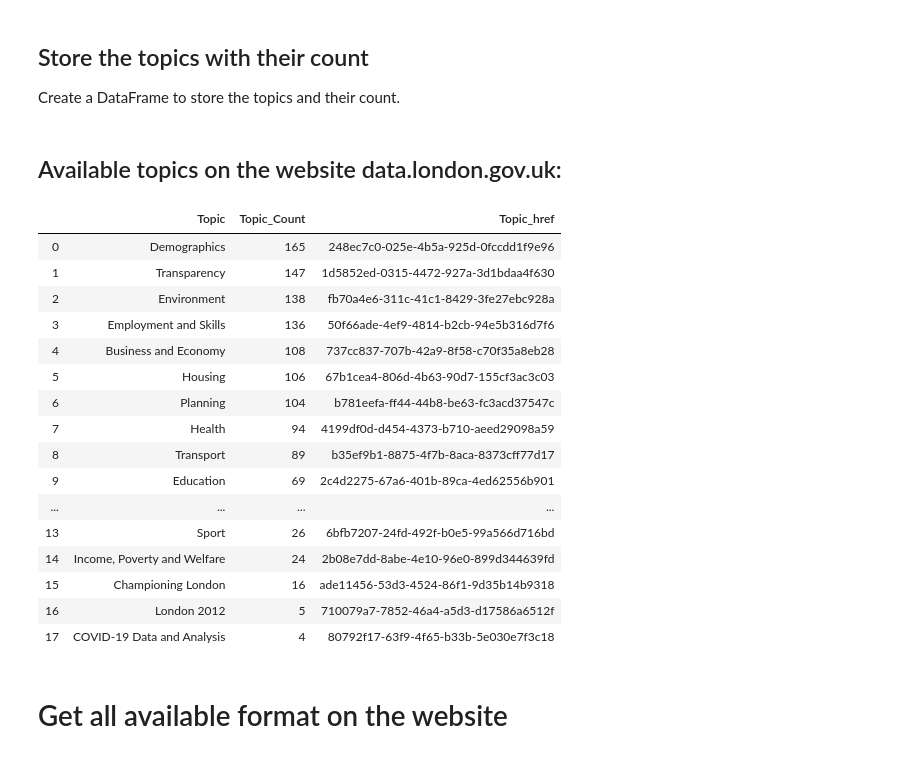
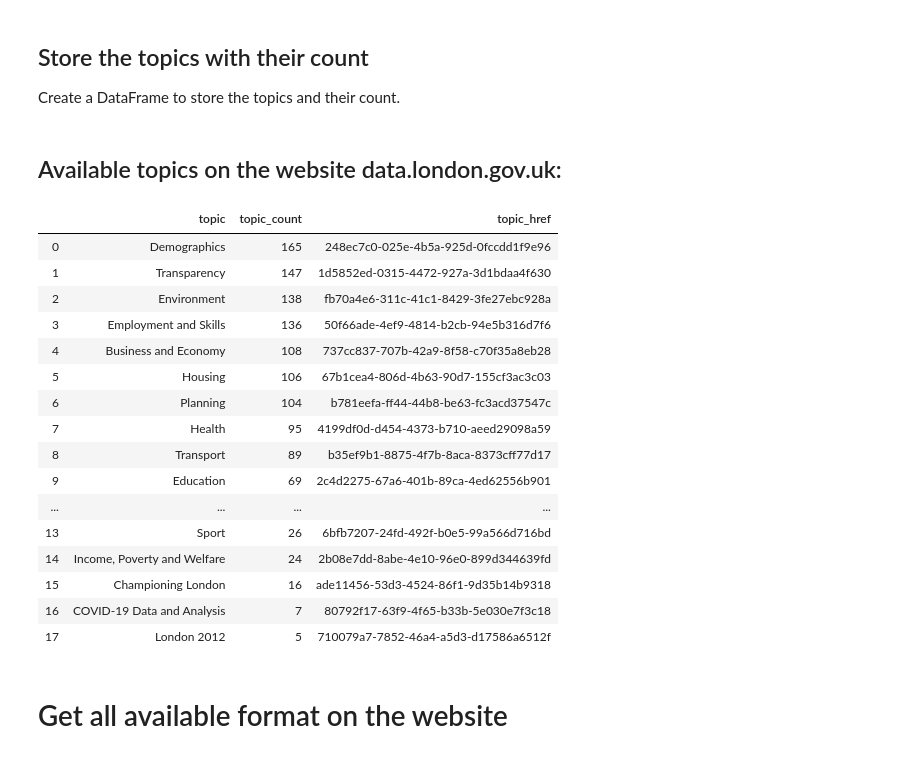
Before and after one commit to gabrielrosca98/3rd-year-project, a Jupyter notebook: Notebooks/LondonOpenData_ETL.ipynb, the cells around one changed output. Saved outputs shown, nothing was run; the diff lists cells and outputs as text; code cells hidden in the pictures.

```diff
--- a/Notebooks/LondonOpenData_ETL.ipynb
+++ b/Notebooks/LondonOpenData_ETL.ipynb
@@ -42,8 +42,8 @@ url_base = "https://data.london.gov.uk/dataset"
 #Beautiful soup part
 response = requests.get(url_base)
 soup_main = BeautifulSoup(response.text, "html.parser")
-dataframe_website_topic = pd.DataFrame(columns=['Topic', 'Topic_Count', 'Topic_href'])
-dataframe_website_format = pd.DataFrame(columns=['Format', 'Format_Count', 'Format_href'])
+dataframe_website_topic = pd.DataFrame(columns=['topic', 'topic_count', 'topic_href'])
+dataframe_website_format = pd.DataFrame(columns=['format', 'format_count', 'format_href'])
 # %% [markdown]
 # Method to get the available values and frequencies for the requested parameter.
 
@@ -76,12 +76,12 @@ url_topics = url_topics.find_all("a", {"class": ["dp-facet__link--hasimg dp-face
 
 Create a DataFrame to store the topics and their count.
 # %%
-dataframe_website_topic['Topic'], dataframe_website_topic['Topic_Count'], dataframe_website_topic['Topic_href'] = get_subject_count(url_topics)
+dataframe_website_topic['topic'], dataframe_website_topic['topic_count'], dataframe_website_topic['topic_href'] = get_subject_count(url_topics)
 printmd("## Available topics on the website data.london.gov.uk:\n")
 dataframe_website_topic
 # %% [output]
 ## Available topics on the website data.london.gov.uk:
-|  | Topic | Topic_Count | Topic_href |
+|  | topic | topic_count | topic_href |
 | 0 | Demographics | 165 | 248ec7c0-025e-4b5a-925d-0fccdd1f9e96 |
 | 1 | Transparency | 147 | 1d5852ed-0315-4472-927a-3d1bdaa4f630 |
 | 2 | Environment | 138 | fb70a4e6-311c-41c1-8429-3fe27ebc928a |
@@ -89,15 +89,15 @@ dataframe_website_topic
 | 4 | Business and Economy | 108 | 737cc837-707b-42a9-8f58-c70f35a8eb28 |
 | 5 | Housing | 106 | 67b1cea4-806d-4b63-90d7-155cf3ac3c03 |
 | 6 | Planning | 104 | b781eefa-ff44-44b8-be63-fc3acd37547c |
-| 7 | Health | 94 | 4199df0d-d454-4373-b710-aeed29098a59 |
+| 7 | Health | 95 | 4199df0d-d454-4373-b710-aeed29098a59 |
 | 8 | Transport | 89 | b35ef9b1-8875-4f7b-8aca-8373cff77d17 |
 | 9 | Education | 69 | 2c4d2275-67a6-401b-89ca-4ed62556b901 |
 | ... | ... | ... | ... |
 | 13 | Sport | 26 | 6bfb7207-24fd-492f-b0e5-99a566d716bd |
 | 14 | Income, Poverty and Welfare | 24 | 2b08e7dd-8abe-4e10-96e0-899d344639fd |
 | 15 | Championing London | 16 | ade11456-53d3-4524-86f1-9d35b14b9318 |
-| 16 | London 2012 | 5 | 710079a7-7852-46a4-a5d3-d17586a6512f |
-| 17 | COVID-19 Data and Analysis | 4 | 80792f17-63f9-4f65-b33b-5e030e7f3c18 |
+| 16 | COVID-19 Data and Analysis | 7 | 80792f17-63f9-4f65-b33b-5e030e7f3c18 |
+| 17 | London 2012 | 5 | 710079a7-7852-46a4-a5d3-d17586a6512f |
 # %% [markdown]
 # Get all available format on the website
 # %% [markdown]
```
Also changed, not shown: parts of 14 cells of this notebook.
